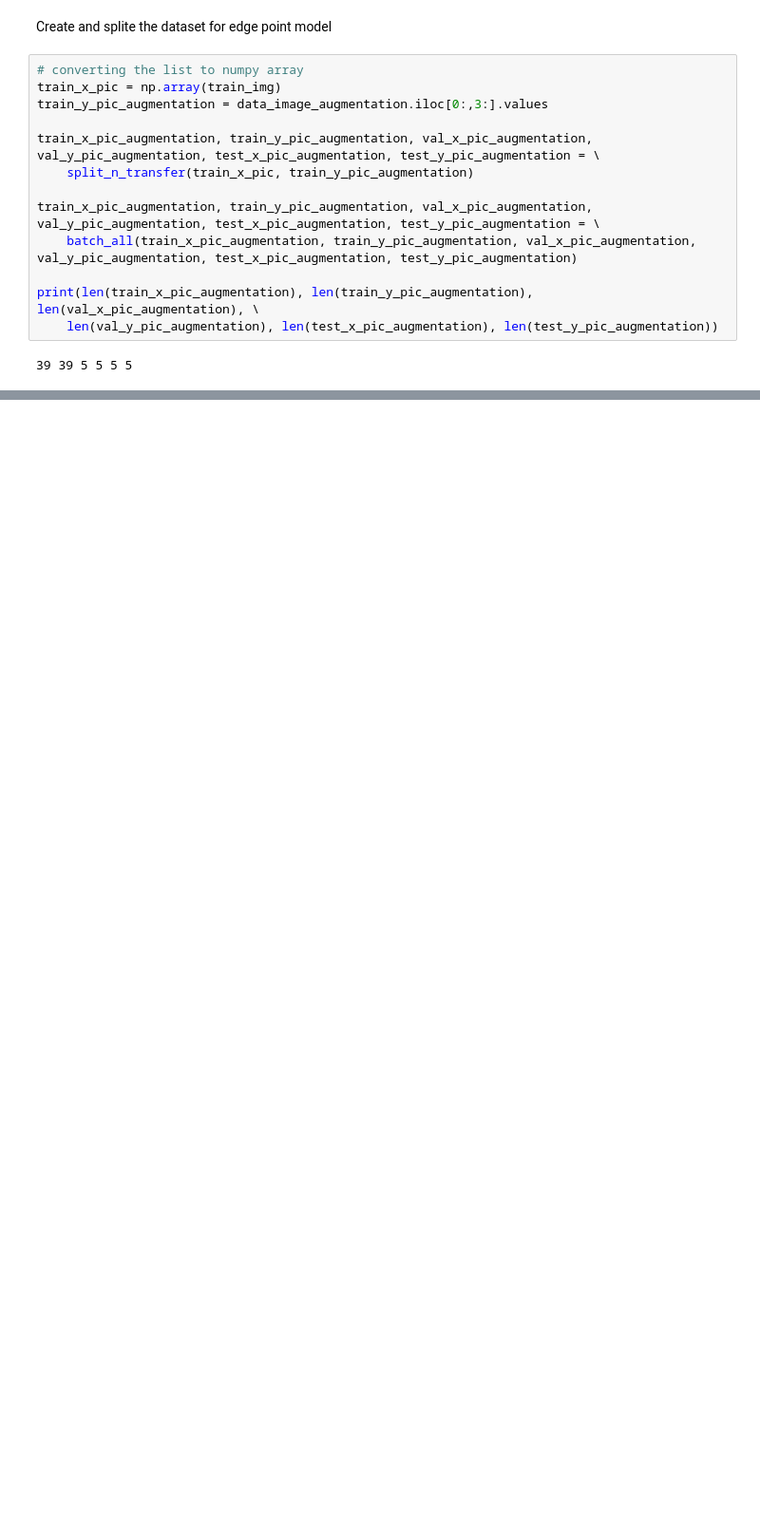
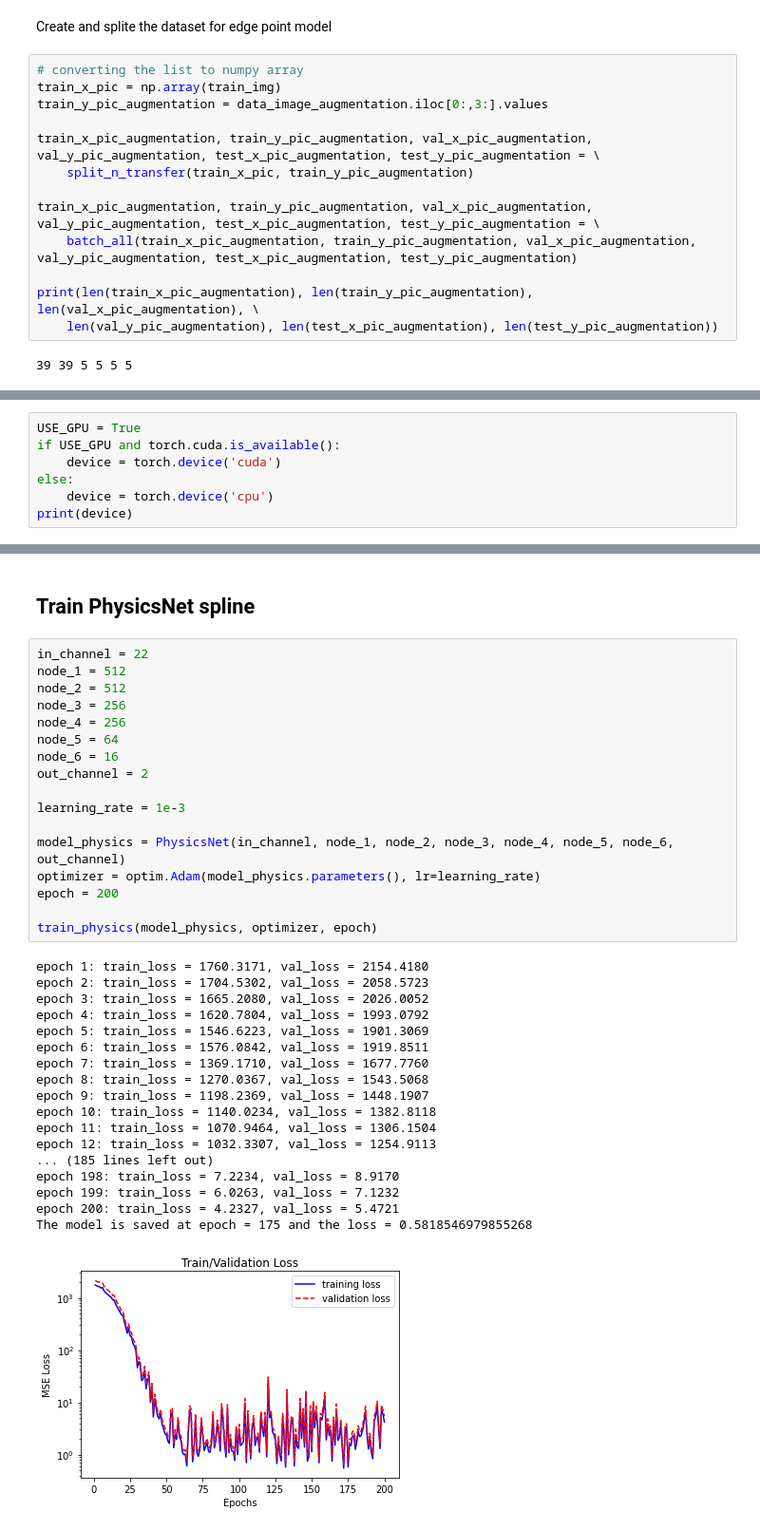
Before and after one commit to ShaoKAi100812/Pendant_Drop_Tensiometry_Prediction, a Jupyter notebook: main_augmentation.ipynb, the cells around one changed output, grey strips where cells are left out. Shown: that part at 95% size. Cells and saved outputs as stored; diff of their text form; blank space fills up the shorter version.

```diff
--- a/main_augmentation.ipynb
+++ b/main_augmentation.ipynb
@@ -255,0 +270,7 @@ print(len(train_x_pic_augmentation), len(train_y_pic_augmentation), len(val_x_pi
+# %%
+USE_GPU = True
+if USE_GPU and torch.cuda.is_available():
+    device = torch.device('cuda')
+else:
+    device = torch.device('cpu')
+print(device)
@@ -255,0 +418,38 @@ print(len(train_x_pic_augmentation), len(train_y_pic_augmentation), len(val_x_pi
+# %% [markdown]
+## Train PhysicsNet spline
+# %%
+in_channel = 22
+node_1 = 512
+node_2 = 512
+node_3 = 256
+node_4 = 256
+node_5 = 64
+node_6 = 16
+out_channel = 2
+
+learning_rate = 1e-3
+
+model_physics = PhysicsNet(in_channel, node_1, node_2, node_3, node_4, node_5, node_6, out_channel)
+optimizer = optim.Adam(model_physics.parameters(), lr=learning_rate)
+epoch = 200
+
+train_physics(model_physics, optimizer, epoch)
+# %% [output]
+epoch 1: train_loss = 1760.3171, val_loss = 2154.4180
+epoch 2: train_loss = 1704.5302, val_loss = 2058.5723
+epoch 3: train_loss = 1665.2080, val_loss = 2026.0052
+epoch 4: train_loss = 1620.7804, val_loss = 1993.0792
+epoch 5: train_loss = 1546.6223, val_loss = 1901.3069
+epoch 6: train_loss = 1576.0842, val_loss = 1919.8511
+epoch 7: train_loss = 1369.1710, val_loss = 1677.7760
+epoch 8: train_loss = 1270.0367, val_loss = 1543.5068
+epoch 9: train_loss = 1198.2369, val_loss = 1448.1907
+epoch 10: train_loss = 1140.0234, val_loss = 1382.8118
+epoch 11: train_loss = 1070.9464, val_loss = 1306.1504
+epoch 12: train_loss = 1032.3307, val_loss = 1254.9113
+... (185 lines left out)
+epoch 198: train_loss = 7.2234, val_loss = 8.9170
+epoch 199: train_loss = 6.0263, val_loss = 7.1232
+epoch 200: train_loss = 4.2327, val_loss = 5.4721
+The model is saved at epoch = 175 and the loss = 0.5818546979855268
+[figure, added]
```
Also changed, not shown: parts of 12 cells of this notebook.
